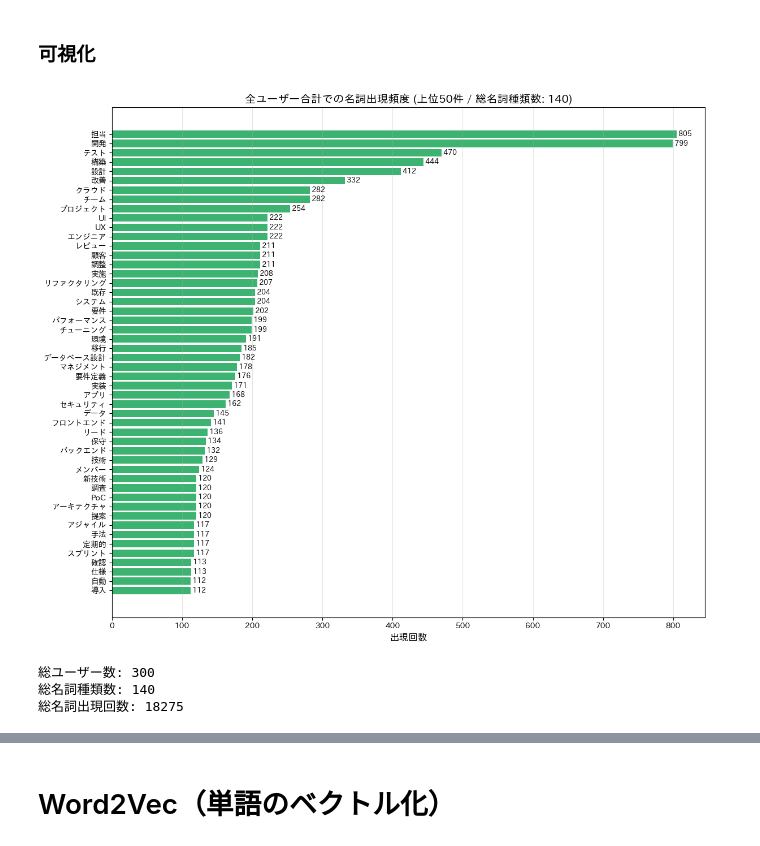
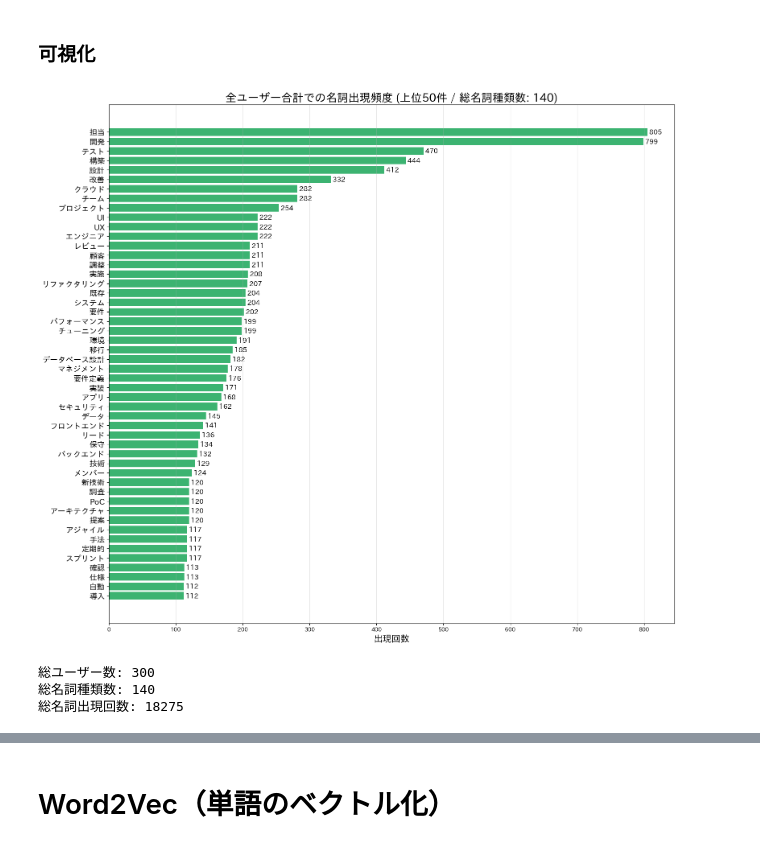
Before and after one commit to Aoki-Dai/research, a Jupyter notebook: notebooks/user_work_histories-sudachi.ipynb, the cells around one changed output, grey strips where cells are left out. Saved outputs shown, nothing was run; the diff lists cells and outputs as text; code cells hidden in the pictures.

```diff
--- a/notebooks/user_work_histories-sudachi.ipynb
+++ b/notebooks/user_work_histories-sudachi.ipynb
@@ -546,31 +546,31 @@ for noun, count in noun_counter.most_common(20):
 # %% [markdown]
 ### 可視化
 # %%
-fig, ax = plt.subplots(figsize=(12, 10))
+fig, ax = plt.subplots(figsize=(16, 14))
 all_nouns = Counter()
 for counter in user_nouns.values():
     all_nouns.update(counter)
 
 nouns, counts = zip(*all_nouns.most_common(50))
 ax.barh(range(len(nouns)), counts, color='mediumseagreen')
 ax.set_yticks(range(len(nouns)))
-ax.set_yticklabels(nouns)
+ax.set_yticklabels(nouns, fontsize=14)
 ax.invert_yaxis()
-ax.set_xlabel('出現回数', fontsize=12)
-ax.set_title(f'全ユーザー合計での名詞出現頻度 (上位50件 / 総名詞種類数: {len(all_nouns)})', fontsize=14, fontweight='bold')
+ax.set_xlabel('出現回数', fontsize=16)
+ax.set_title(f'全ユーザー合計での名詞出現頻度 (上位50件 / 総名詞種類数: {len(all_nouns)})', fontsize=20, fontweight='bold')
 ax.grid(axis='x', alpha=0.3)
 
 for i, count in enumerate(counts):
-    ax.text(count, i, f' {count}', va='center', fontsize=9)
+    ax.text(count, i, f' {count}', va='center', fontsize=12)
 
 plt.tight_layout()
 plt.show()
 
 print(f"総ユーザー数: {len(user_nouns)}")
 print(f"総名詞種類数: {len(all_nouns)}")
 print(f"総名詞出現回数: {sum(all_nouns.values())}")
 # %% [output]
-[figure, old version]
+[figure, new version]
 総ユーザー数: 300
 総名詞種類数: 140
 総名詞出現回数: 18275
```
Also changed, not shown: parts of 7 cells of this notebook.
